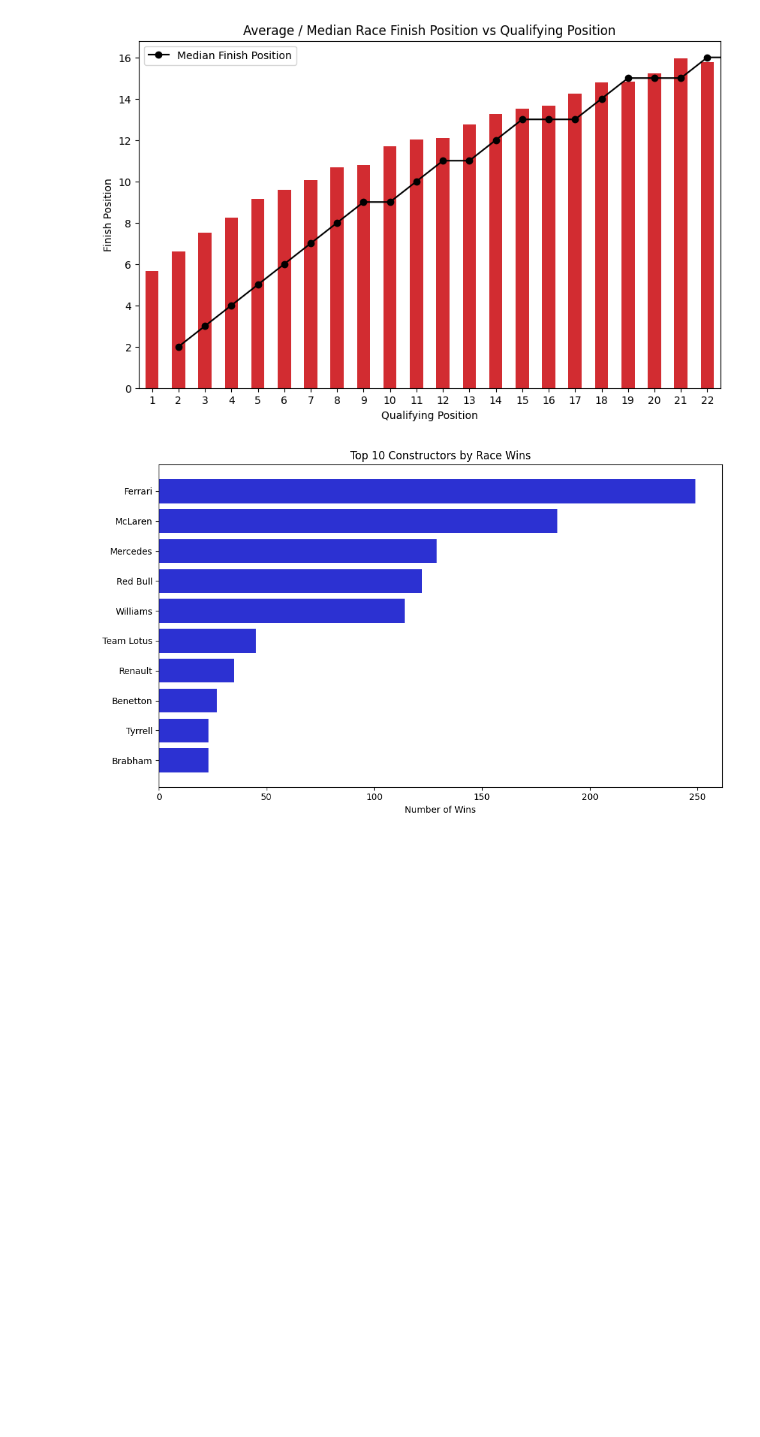
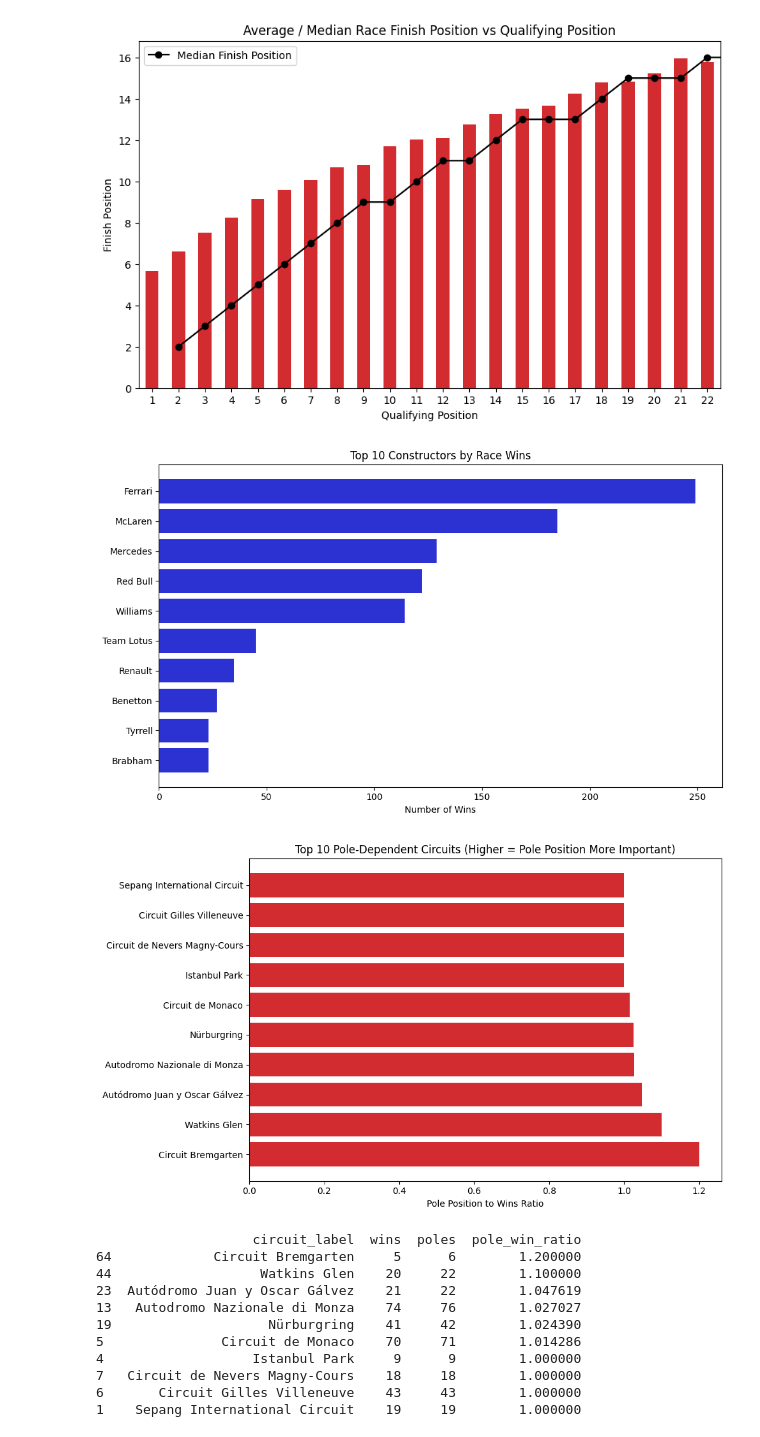
Before and after one commit to aditi-n-kumar/EDA-Case-Studies, a Jupyter notebook: F1-What-Wins-Races-EDA/F1-What-Wins-Races.ipynb, the cells around one changed output. Drawn from its saved outputs; the diff is of its cells as text; code cells hidden in the pictures; blank space fills up the shorter version.

Commit message:
are tracks more "pole-dependent" than others

```diff
--- a/F1-What-Wins-Races-EDA/F1-What-Wins-Races.ipynb
+++ b/F1-What-Wins-Races-EDA/F1-What-Wins-Races.ipynb
@@ -11,8 +11,8 @@ plt.style.use('default')
 # %% [markdown]
 # cicuits.csv
 # %%
-df = pd.read_csv("circuits.csv")
-df.head()
+circuits_df = pd.read_csv("circuits.csv")
+circuits_df.head()
 # %% [output]
 |  | circuitId | circuitRef | name | location | country | lat | lng | alt | url |
 | 0 | 1 | albert_park | Albert Park Grand Prix Circuit | Melbourne | Australia | -37.84970 | 144.96800 | 10 | http://en.wikipedia.org/wiki/Melb... |
@@ -129,8 +129,8 @@ dtype: int64
 # %% [markdown]
 # races
 # %%
-df = pd.read_csv("races.csv")
-df.head()
+races_df = pd.read_csv("races.csv")
+races_df.head()
 # %% [output]
 |  | raceId | year | round | circuitId | name | date | time | url | fp1_date | fp1_time | ... |
 | 0 | 1 | 2009 | 1 | 1 | Australian Grand Prix | 2009-03-29 | 06:00:00 | http://en.wikipedia.org/wiki/2009... | \N | \N | ... |
@@ -163,8 +163,8 @@ dtype: int64
 # %% [markdown]
 # results
 # %%
-df = pd.read_csv("results.csv")
-df.head()
+results_df = pd.read_csv("results.csv")
+results_df.head()
 # %% [output]
 |  | resultId | raceId | driverId | constructorId | number | grid | position | positionText | positionOrder | ... |
 | 0 | 1 | 18 | 1 | 1 | 22 | 1 | 1 | 1 | 1 | ... |
@@ -212,9 +212,9 @@ plt.show()
 # %%
 # Qualifying Position vs Race Finish (average)
 # Make numeric and drop non-finishers
-df['grid'] = pd.to_numeric(df['grid'], errors='coerce')
-df['positionOrder'] = pd.to_numeric(df['positionOrder'], errors='coerce')
-results_clean = df.dropna(subset=['grid', 'positionOrder']).copy()
+results_df['grid'] = pd.to_numeric(results_df['grid'], errors='coerce')
+results_df['positionOrder'] = pd.to_numeric(results_df['positionOrder'], errors='coerce')
+results_clean = results_df.dropna(subset=['grid', 'positionOrder']).copy()
 
 # Exclude impossible grid values and non-positive finish positions
 results_clean = results_clean[results_clean['grid'].between(1, 22) & (results_clean['positionOrder'] > 0)]
@@ -270,4 +270,50 @@ else:
 # %% [output]
 [figure]
 # %%
-# Are some tracks more “pole-dependent” than others?
+# Are some tracks more "pole-dependent" than others?
+# Merge results with races to get circuitId
+merged_df = results_df.merge(races_df[['raceId', 'circuitId']], on='raceId', how='left')
+
+# Count wins and pole positions per circuit
+wins = merged_df[merged_df['positionOrder'] == 1].copy()
+pole_positions = merged_df[merged_df['grid'] == 1].copy()
+
+circuit_wins = wins.groupby('circuitId')['raceId'].count().reset_index(name='wins')
+circuit_poles = pole_positions.groupby('circuitId')['raceId'].count().reset_index(name='poles')
+
+circuit_stats = circuit_wins.merge(circuit_poles, on='circuitId', how='outer').fillna(0)
+
+# Merge with circuit names
+circuit_stats = circuit_stats.merge(circuits_df[['circuitId', 'name']], on='circuitId', how='left')
+circuit_stats['circuit_label'] = circuit_stats['name'].fillna(circuit_stats['circuitId'].astype(str))
+
+# Avoid division by zero
+circuit_stats['pole_win_ratio'] = circuit_stats.apply(
+    lambda row: row['poles'] / row['wins'] if row['wins'] > 0 else np.nan, axis=1
+)
+
+# Sort and get top 10 by pole-win ratio
+top_pole_dependent = circuit_stats.dropna(subset=['pole_win_ratio']).sort_values('pole_win_ratio', ascending=False).head(10)
+
+# Plot as horizontal bar chart
+plt.figure(figsize=(10, 6))
+plt.barh(top_pole_dependent['circuit_label'], top_pole_dependent['pole_win_ratio'], color="#D22C31")
+plt.xlabel('Pole Position to Wins Ratio')
+plt.title('Top 10 Pole-Dependent Circuits (Higher = Pole Position More Important)')
+plt.tight_layout()
+plt.show()
+
+print(top_pole_dependent[['circuit_label', 'wins', 'poles', 'pole_win_ratio']])
+# %% [output]
+[figure, added]
+                    circuit_label  wins  poles  pole_win_ratio
+64             Circuit Bremgarten     5      6        1.200000
+44                   Watkins Glen    20     22        1.100000
+23  Autódromo Juan y Oscar Gálvez    21     22        1.047619
+13   Autodromo Nazionale di Monza    74     76        1.027027
+19                    Nürburgring    41     42        1.024390
+5               Circuit de Monaco    70     71        1.014286
+4                   Istanbul Park     9      9        1.000000
+7   Circuit de Nevers Magny-Cours    18     18        1.000000
+6       Circuit Gilles Villeneuve    43     43        1.000000
+1    Sepang International Circuit    19     19        1.000000
```
Also changed, not shown: parts of 14 cells of this notebook.
